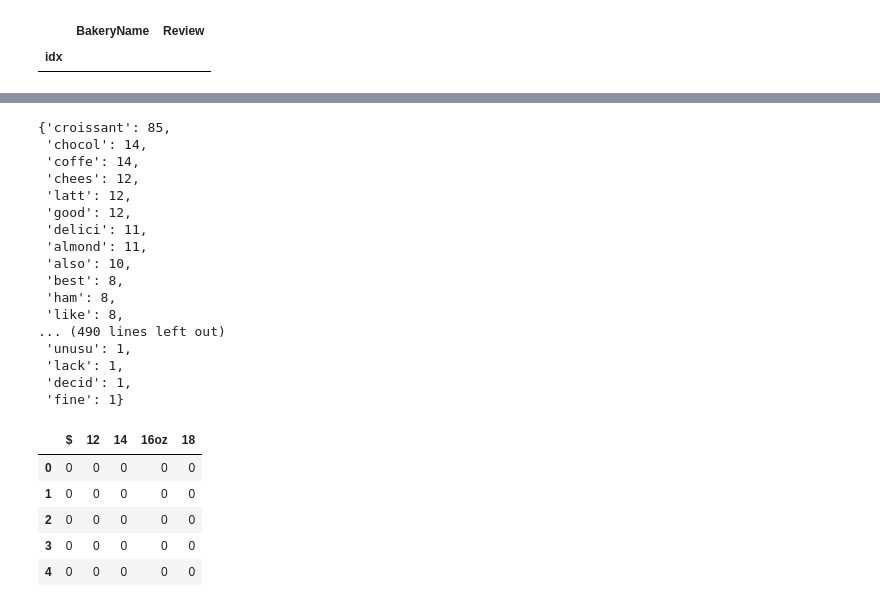
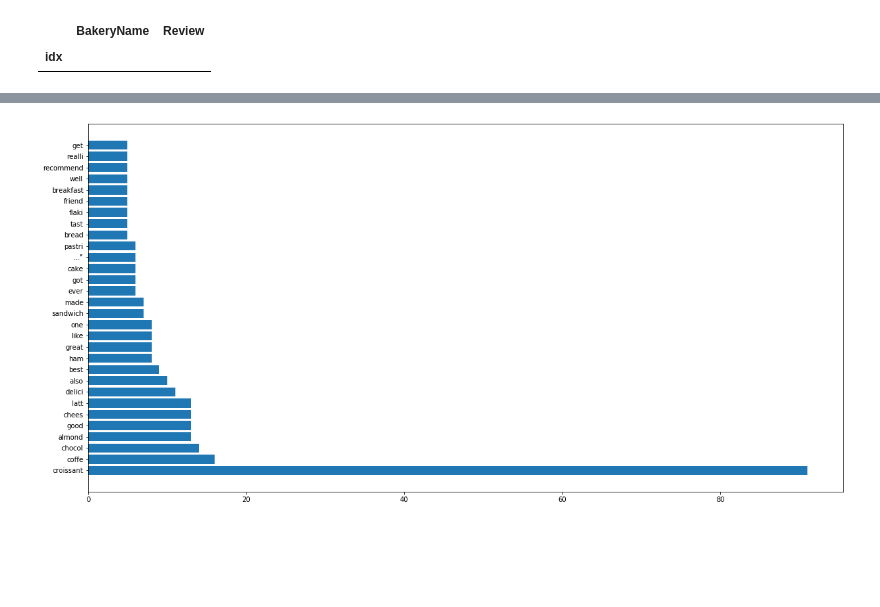
Before and after one commit to kb3k/can-chicago-create-croissants, a Jupyter notebook: nlp/extract_info.ipynb, the cells around one changed output, grey strips where cells are left out. Saved outputs shown, nothing was run; the diff lists cells and outputs as text; code cells hidden in the pictures; blank space fills up the shorter version.

Commit message:
visual representation of word frequencies; more data cleansing

```diff
--- a/nlp/extract_info.ipynb
+++ b/nlp/extract_info.ipynb
@@ -139,23 +119,17 @@ df['Review_Prepped_str'] = df['Review_Prepped'].apply(lambda bbg: " ".join(bbg))
 df['word_count'] = df['Review_Prepped_str'].apply(lambda x : nltk.FreqDist(nltk.word_tokenize(x))) #previously Review
 df["freqdict"] = df.word_count.apply(lambda xxx: dict(xxx))
 # %%
-pd.concat(map(pd.Series, df['word_count'])).index.value_counts().to_dict()
+word_freq = pd.concat(map(pd.Series, df['word_count'])).index.value_counts().to_dict()
+freq_for_plot = Counter(" ".join(df['Review_Prepped_str']).split()).most_common(30)
-# %% [output]
-{'croissant': 85,
- 'chocol': 14,
- 'coffe': 14,
- 'chees': 12,
- 'latt': 12,
- 'good': 12,
- 'delici': 11,
- 'almond': 11,
- 'also': 10,
- 'best': 8,
- 'ham': 8,
- 'like': 8,
-... (490 lines left out)
- 'unusu': 1,
- 'lack': 1,
- 'decid': 1,
- 'fine': 1}
+# %%
+#below code is for words on x axis, tilted a bit; doesnt look good tho
+#plt.bar(*zip(*freq_for_plot));
+#plt.xticks(rotation = 75)
+#plt.rcParams["figure.fizsize"] = (20, 3)
+
+plt.barh(*zip(*freq_for_plot));
+plt.rcParams["figure.figsize"] = (20, 10)
+plt.show()
+# %% [output]
+[figure, added]
 # %%
@@ -168,14 +137,0 @@ df.to_csv("unlabeled_df.csv")
-# %%
-cv = CountVectorizer(analyzer=lambda abc: abc)
-counted_values = cv.fit_transform(df['Review_Prepped']).toarray() #previously ReviewPrepped
-cv_df = pd.DataFrame(counted_values, columns=cv.get_feature_names())
-cv_df.iloc[0:5, 0:5]
-
-#https://towardsdatascience.com/how-to-vectorize-text-in-dataframes-for-nlp-tasks-3-simple-techniques-82925a5600db
-# %% [output]
-|  | $ | 12 | 14 | 16oz | 18 |
-| 0 | 0 | 0 | 0 | 0 | 0 |
-| 1 | 0 | 0 | 0 | 0 | 0 |
-| 2 | 0 | 0 | 0 | 0 | 0 |
-| 3 | 0 | 0 | 0 | 0 | 0 |
-| 4 | 0 | 0 | 0 | 0 | 0 |
```
Also changed, not shown: parts of 8 cells of this notebook, 3 other files.
